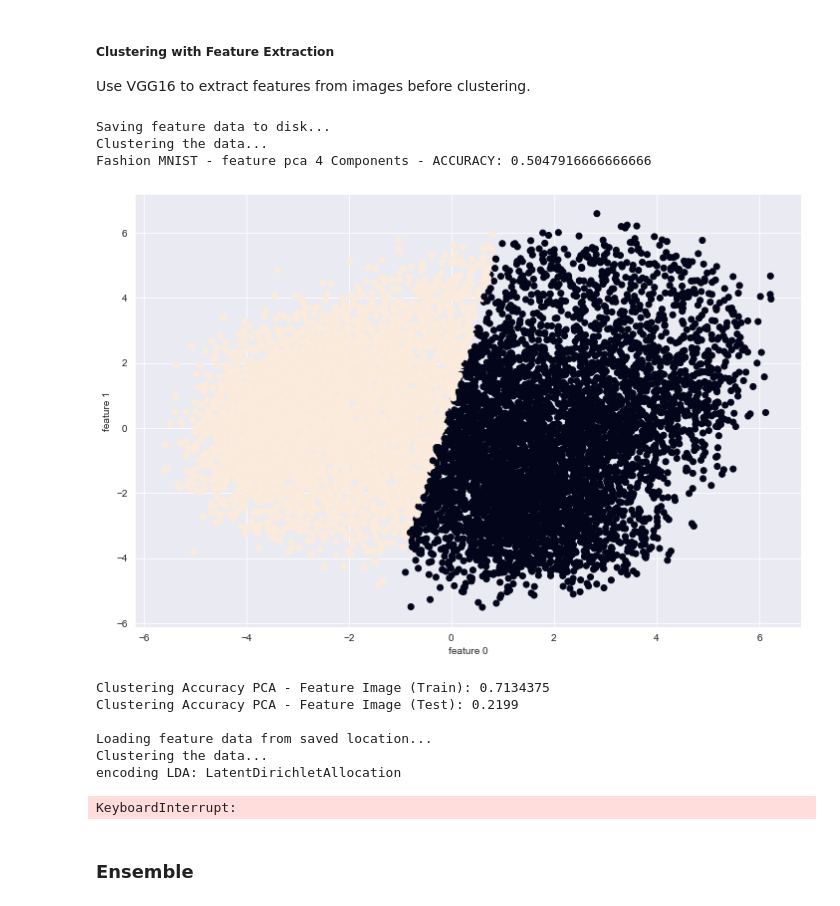
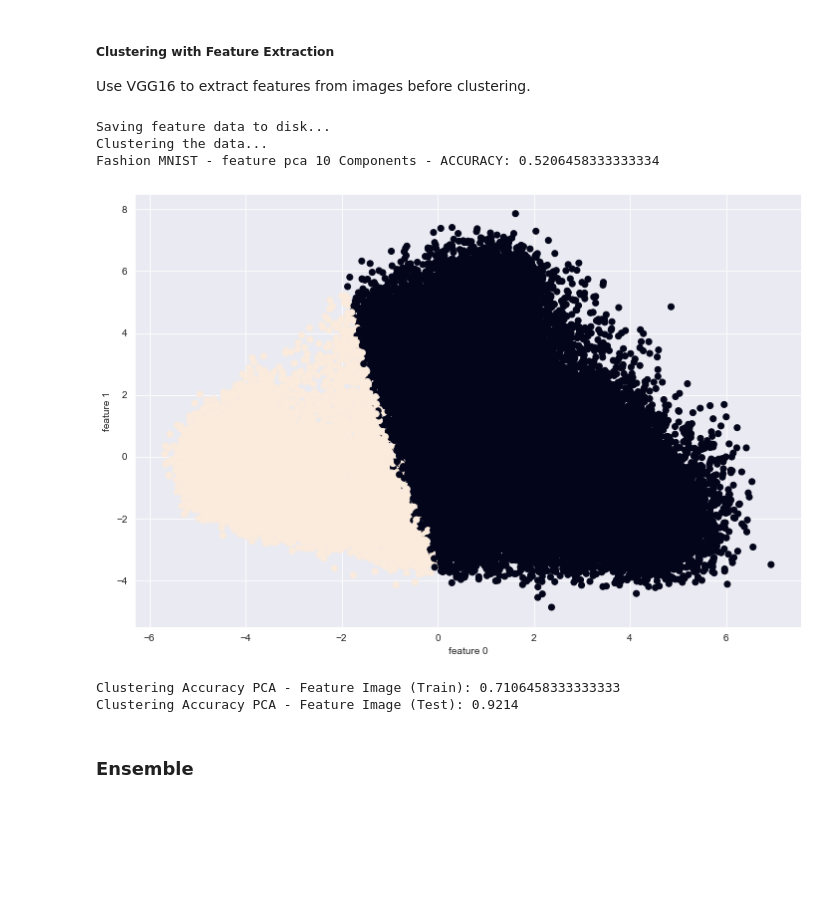
Before and after one commit to AkashRamakrishnan/DLProject, a Jupyter notebook: binary_classifier/binary_class_poisoning.ipynb, the cells around one changed output. Drawn from its saved outputs; the diff is of its cells as text; code cells hidden in the pictures; blank space fills up the shorter version.

Commit message:
removed unused LDA clustering

```diff
--- a/binary_classifier/binary_class_poisoning.ipynb
+++ b/binary_classifier/binary_class_poisoning.ipynb
@@ -172,11 +176,7 @@ import clustering as clus
 ##### Clustering with Flattening
 Simply flattening before clustering.
 # %%
-cae_flat_pca, train_flat_benchmark_pca, test_flat_benchmark_pca = clus.train_cluster(poisoned_trainloader, trainloader, testloader, selected_classes, "flat", "pca", device, FEATURES_PATH, n_components=4)
+cae_flat_pca, train_flat_benchmark_pca, test_flat_benchmark_pca = clus.train_cluster(poisoned_trainloader, trainloader, testloader, classes, "flat", "pca", device, FEATURES_PATH, n_components=10)
 print(f"Clustering Accuracy PCA - Flatten Image (Train): {train_flat_benchmark_pca[1]['clustering_accuracy']}")
 print(f"Clustering Accuracy PCA - Flatten Image (Test): {test_flat_benchmark_pca[1]['clustering_accuracy']}")
-
-cae_flat_lda, train_flat_benchmark_lda, test_flat_benchmark_lda = clus.train_cluster(poisoned_trainloader, trainloader, testloader, selected_classes, "flat", "lda", device, FEATURES_PATH, n_components=2)
-print(f"Clustering Accuracy LDA - Flatten Image (Train): {train_flat_benchmark_lda[1]['clustering_accuracy']}")
-print(f"Clustering Accuracy LDA - Flatten Image (Test): {test_flat_benchmark_lda[1]['clustering_accuracy']}")
 # %% [output]
@@ -194,25 +190,16 @@ KeyboardInterrupt:
 ##### Clustering with Feature Extraction
 Use VGG16 to extract features from images before clustering.
 # %%
-cae_feature_pca, train_feature_benchmark_pca, test_feature_benchmark_pca = clus.train_cluster(poisoned_trainloader, trainloader, testloader, selected_classes, "feature", "pca", device, FEATURES_PATH, n_components=4)
+cae_feature_pca, train_feature_benchmark_pca, test_feature_benchmark_pca = clus.train_cluster(poisoned_trainloader, trainloader, testloader, classes, "feature", "pca", device, FEATURES_PATH, n_components=10)
 print(f"Clustering Accuracy PCA - Feature Image (Train): {train_feature_benchmark_pca[1]['clustering_accuracy']}")
 print(f"Clustering Accuracy PCA - Feature Image (Test): {test_feature_benchmark_pca[1]['clustering_accuracy']}")
-print()
-cae_feature_lda, train_feature_benchmark_lda, test_feature_benchmark_lda = clus.train_cluster(poisoned_trainloader, trainloader, testloader, selected_classes, "feature", "lda", device, FEATURES_PATH, n_components=2)
-print(f"Clustering Accuracy LDA - Feature Image (Train): {train_feature_benchmark_lda[1]['clustering_accuracy']}")
-print(f"Clustering Accuracy LDA - Feature Image (Test): {test_feature_benchmark_lda[1]['clustering_accuracy']}")
 # %% [output]
 Saving feature data to disk...
 Clustering the data...
-Fashion MNIST - feature pca 4 Components - ACCURACY: 0.5047916666666666
+Fashion MNIST - feature pca 10 Components - ACCURACY: 0.5206458333333334
-[figure, old version]
+[figure, new version]
-Clustering Accuracy PCA - Feature Image (Train): 0.7134375
-Clustering Accuracy PCA - Feature Image (Test): 0.2199
-
-Loading feature data from saved location...
-Clustering the data...
-encoding LDA: LatentDirichletAllocation
+Clustering Accuracy PCA - Feature Image (Train): 0.7106458333333333
+Clustering Accuracy PCA - Feature Image (Test): 0.9214
-KeyboardInterrupt:
 # %% [markdown]
 ### Ensemble
 # %%
```
Also changed, not shown: parts of 10 cells of this notebook.
